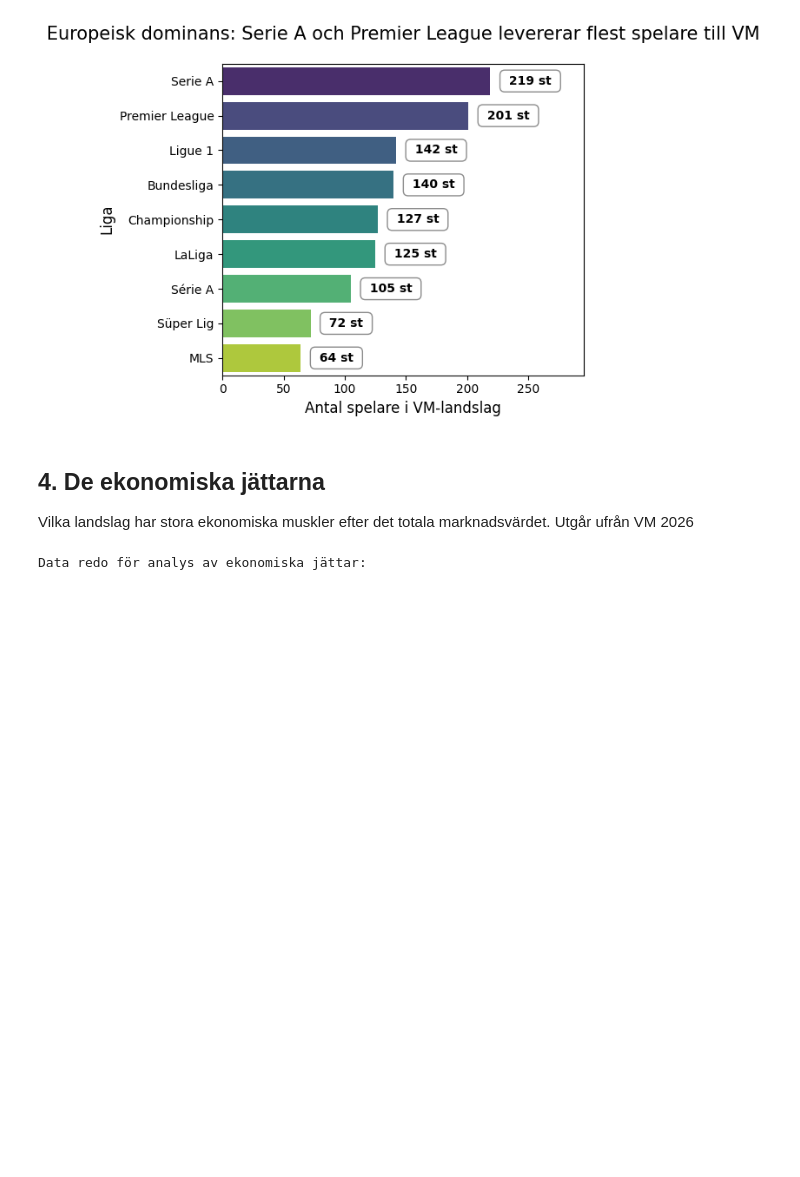
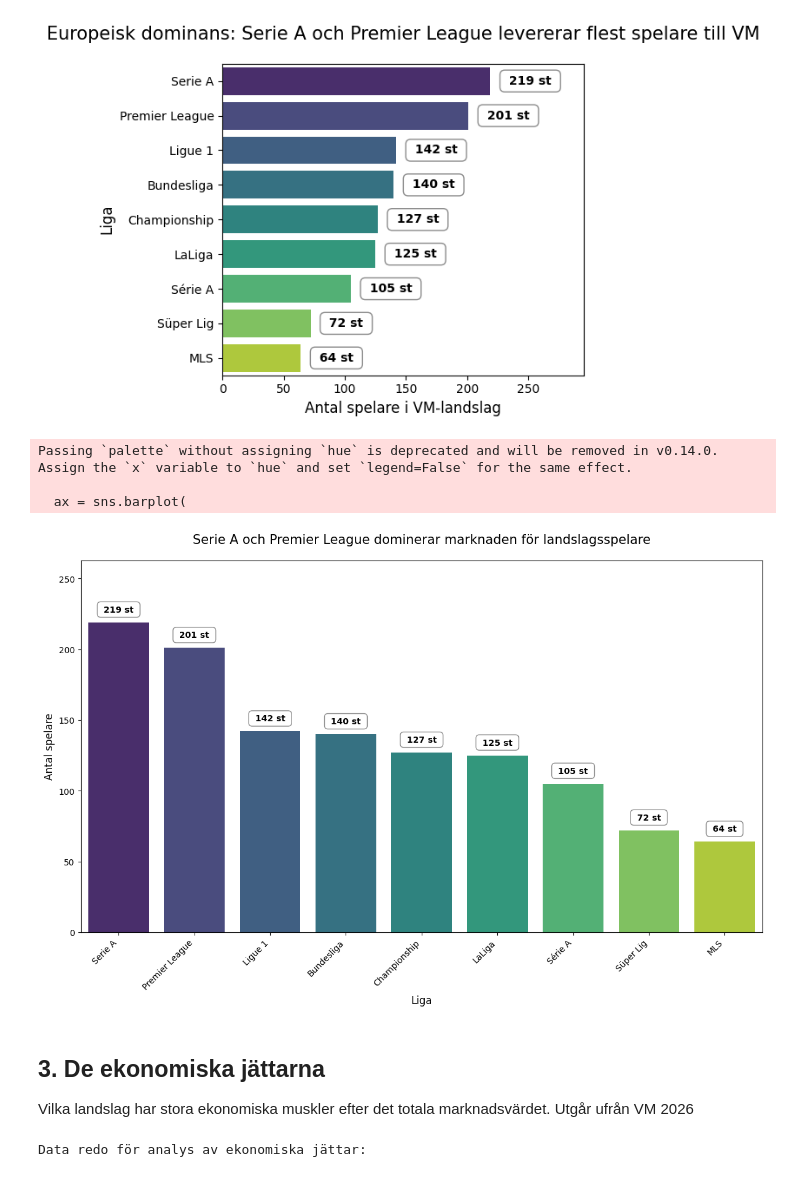
Before and after one commit to webcrunch/kk1-fifa-2026-analysis, a Jupyter notebook: fifa-jupiter.ipynb, the cells around one changed output. Cells and saved outputs as stored; diff of their text form; code cells hidden in the pictures; blank space fills up the shorter version.

```diff
--- a/fifa-jupiter.ipynb
+++ b/fifa-jupiter.ipynb
@@ -649,8 +649,54 @@ Passing `palette` without assigning `hue` is deprecated and will be removed in v
 
   ax = sns.barplot(
 [figure]
+# %%
+plt.figure(figsize=(12, 8))
+
+# Vi byter plats: x = Liga, y = Antal spelare
+ax = sns.barplot(
+    data=filtered_leagues_clean, x="Liga", y="Antal spelare", palette="viridis"
+)
+
+# 1. Rotera liganamnen för att de inte ska krocka
+plt.xticks(rotation=45, ha="right")
+
+# 2. Öka marginalen i höjdled (y-axeln) för att ge plats åt boxarna ovanför
+max_val = filtered_leagues_clean["Antal spelare"].max()
+plt.ylim(0, max_val * 1.2)
+
+# 3. Uppdaterad loop för lodrät positionering
+for i, p in enumerate(ax.patches):
+    value = int(p.get_height())  # Nu hämtar vi höjden istället för bredden
+
+    ax.annotate(
+        f" {value} st ",
+        (p.get_x() + p.get_width() / 2, p.get_height()),  # Mitten av stapelns topp
+        ha="center",  # Centrerat horisontellt över stapeln
+        va="bottom",  # Placerat ovanför fästpunkten
+        xytext=(0, 10),  # Flyttar upp boxen 10 punkter från toppen
+        textcoords="offset points",
+        fontsize=10,
+        fontweight="bold",
+        bbox=dict(boxstyle="round,pad=0.4", fc="white", ec="gray", lw=1, alpha=0.9),
+    )
+
+plt.title(
+    "Serie A och Premier League dominerar marknaden för landslagsspelare",
+    fontsize=15,
+    pad=20,
+)
+plt.ylabel("Antal spelare", fontsize=12)
+plt.xlabel("Liga", fontsize=12)
+
+plt.tight_layout()
+plt.show()
+# %% [output]
+Passing `palette` without assigning `hue` is deprecated and will be removed in v0.14.0. Assign the `x` variable to `hue` and set `legend=False` for the same effect.
+
+  ax = sns.barplot(
+[figure, added]
 # %% [markdown]
-## 4. De ekonomiska jättarna
+## 3. De ekonomiska jättarna
 
 Vilka landslag har stora ekonomiska muskler efter det totala marknadsvärdet. Utgår ufrån VM 2026
 # %%
```
Also changed, not shown: parts of 1 cell of this notebook.
